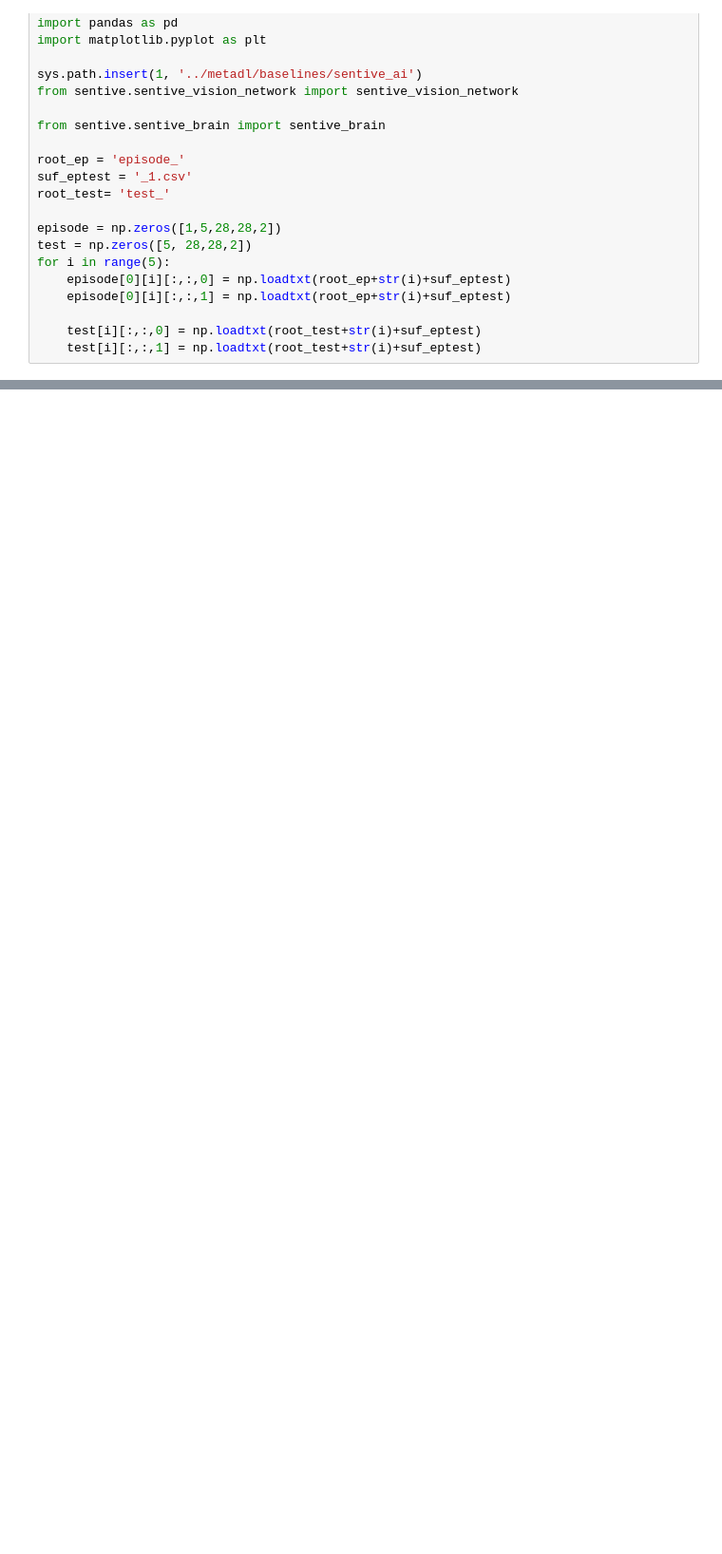
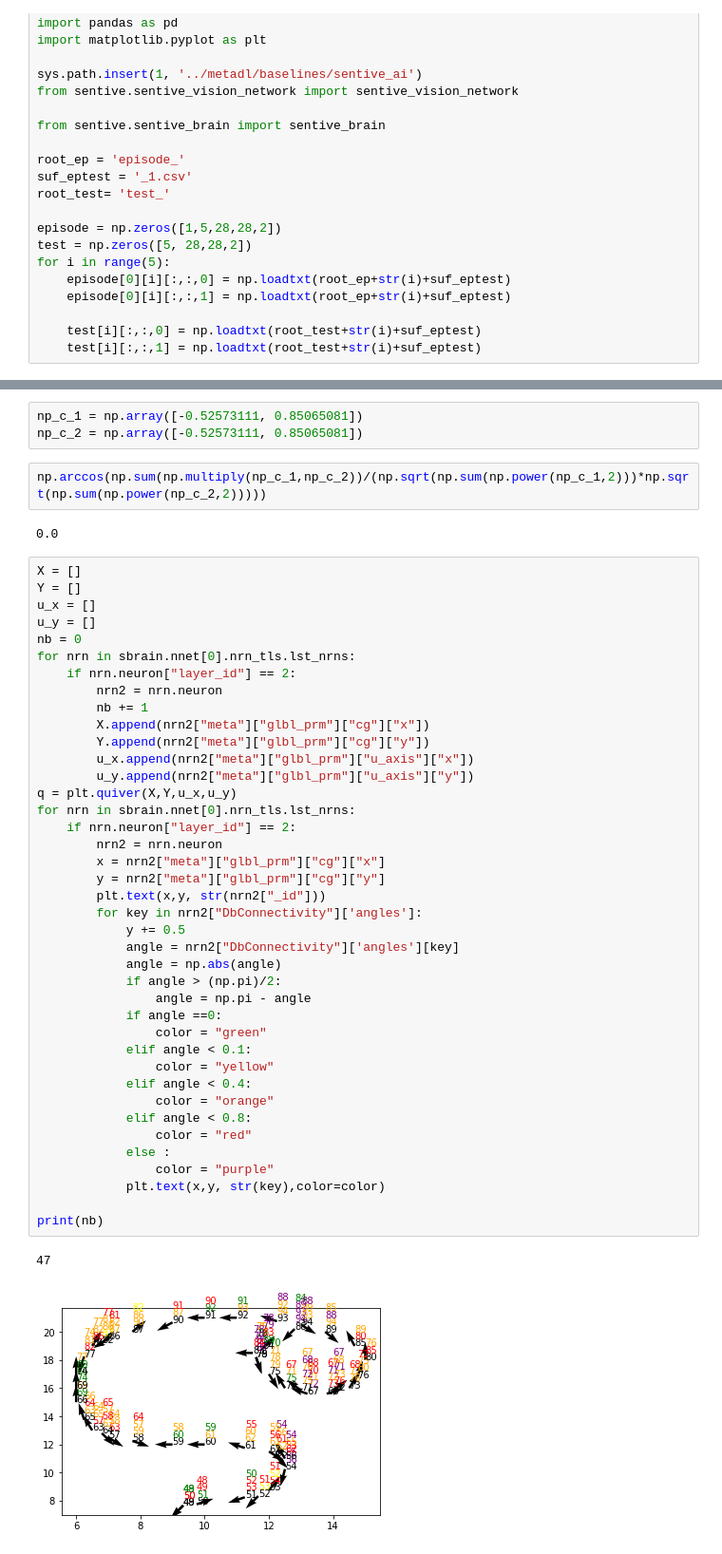
Before and after one commit to oliviermanette/Sentive-One-Shot-Learning-Omniglot, a Jupyter notebook: sandbox metadl/projet article can dynamic neural network improve few shot learning.ipynb, the cells around one changed output, grey strips where cells are left out. Shown: that part at 95% size. Drawn from its saved outputs; the diff is of its cells as text; blank space fills up the shorter version.

```diff
--- a/sandbox metadl/projet article can dynamic neural network improve few shot learning.ipynb
+++ b/sandbox metadl/projet article can dynamic neural network improve few shot learning.ipynb
@@ -133,0 +181,50 @@ sbrain.nnet[0].nrn_tls.calc_angle(vector_1, vector_2)
+# %%
+np_c_1 = np.array([-0.52573111, 0.85065081])
+np_c_2 = np.array([-0.52573111, 0.85065081])
+# %%
+np.arccos(np.sum(np.multiply(np_c_1,np_c_2))/(np.sqrt(np.sum(np.power(np_c_1,2)))*np.sqrt(np.sum(np.power(np_c_2,2)))))
+# %% [output]
+0.0
+# %%
+X = []
+Y = []
+u_x = []
+u_y = []
+nb = 0
+for nrn in sbrain.nnet[0].nrn_tls.lst_nrns:
+    if nrn.neuron["layer_id"] == 2:
+        nrn2 = nrn.neuron
+        nb += 1
+        X.append(nrn2["meta"]["glbl_prm"]["cg"]["x"])
+        Y.append(nrn2["meta"]["glbl_prm"]["cg"]["y"])
+        u_x.append(nrn2["meta"]["glbl_prm"]["u_axis"]["x"])
+        u_y.append(nrn2["meta"]["glbl_prm"]["u_axis"]["y"])
+q = plt.quiver(X,Y,u_x,u_y)
+for nrn in sbrain.nnet[0].nrn_tls.lst_nrns:
+    if nrn.neuron["layer_id"] == 2:
+        nrn2 = nrn.neuron
+        x = nrn2["meta"]["glbl_prm"]["cg"]["x"]
+        y = nrn2["meta"]["glbl_prm"]["cg"]["y"]
+        plt.text(x,y, str(nrn2["_id"]))
+        for key in nrn2["DbConnectivity"]['angles']:
+            y += 0.5
+            angle = nrn2["DbConnectivity"]['angles'][key]
+            angle = np.abs(angle)
+            if angle > (np.pi)/2:
+                angle = np.pi - angle
+            if angle ==0:
+                color = "green"
+            elif angle < 0.1:
+                color = "yellow"
+            elif angle < 0.4:
+                color = "orange"
+            elif angle < 0.8:
+                color = "red"
+            else :
+                color = "purple"
+            plt.text(x,y, str(key),color=color)
+
+print(nb)
+# %% [output]
+47
+[figure, added]
```
Also changed, not shown: parts of 18 cells of this notebook, 3 other files.
